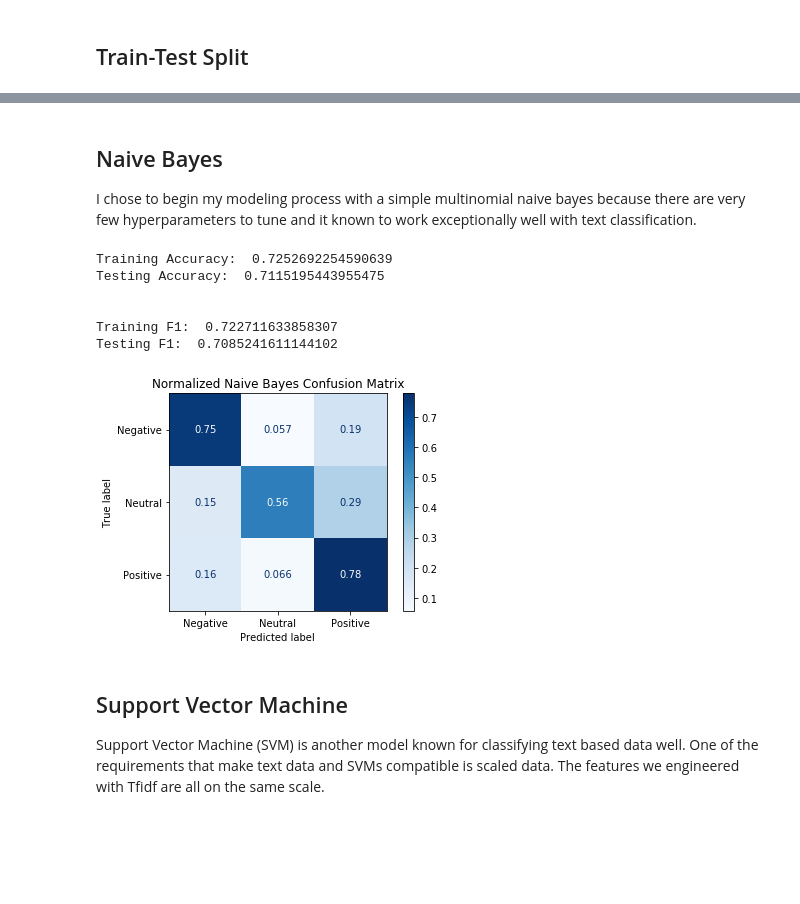
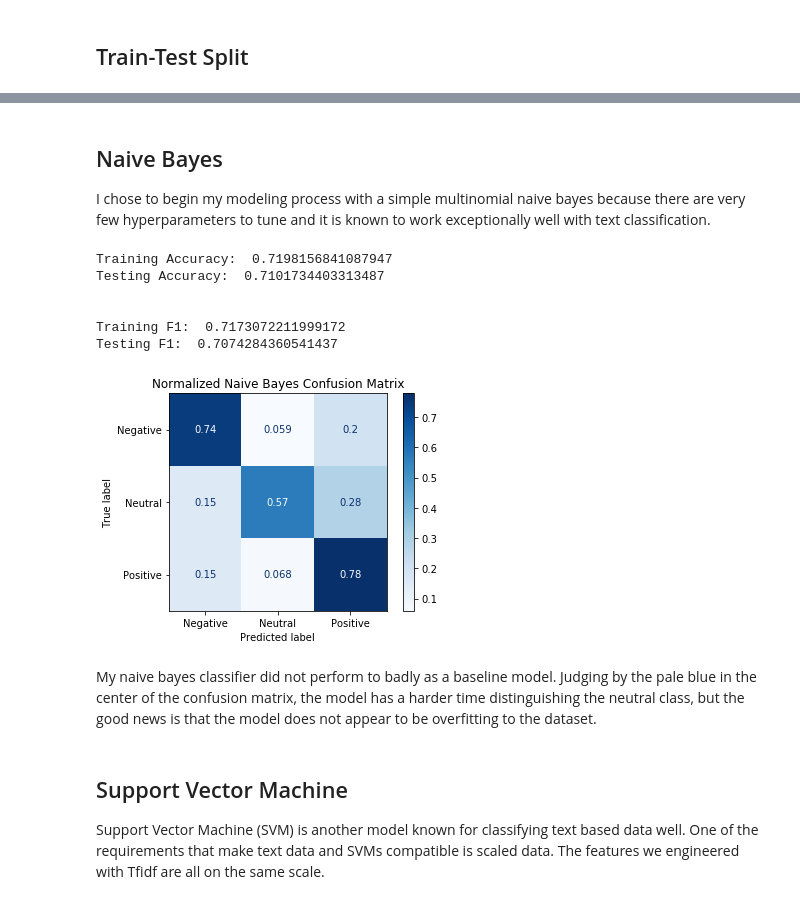
Before and after one commit to davidlebruce/covid_vaccine_tweets, a Jupyter notebook: 04_modeling.ipynb, the cells around one changed output, grey strips where cells are left out. Drawn from its saved outputs; the diff is of its cells as text; code cells hidden in the pictures; blank space fills up the shorter version.

```diff
--- a/04_modeling.ipynb
+++ b/04_modeling.ipynb
@@ -78,5 +48,5 @@ modeling_df.head()
 ## Train-Test Split
 # %%
 # set X features and y target
-X = modeling_df
+X = df['clean_tweets']
 y = df['vader_sentiment']
@@ -88,0 +58,9 @@ X_train, X_test, y_train, y_test = train_test_split(X, y, random_state=88)
+# %%
+# instantiate Tfidf vectorizer where token must appear in at least 30 documents
+tfidf = TfidfVectorizer(min_df=30)
+
+# .fit_transform training data
+X_train_tfidf = tfidf.fit_transform(X_train)
+
+# .fit testing data
+X_test_tfidf = tfidf.transform(X_test)
@@ -89,16 +84,16 @@ X_train, X_test, y_train, y_test = train_test_split(X, y, random_state=88)
 # %% [markdown]
 ## Naive Bayes
-I chose to begin my modeling process with a simple multinomial naive bayes because there are very few hyperparameters to tune and it known to work exceptionally well with text classification.
+I chose to begin my modeling process with a simple multinomial naive bayes because there are very few hyperparameters to tune and it is known to work exceptionally well with text classification.
 # %%
 # instantiate multinomial naive bayes object
 nb_clf = MultinomialNB()
 
 # train naive bayes
-nb_clf = nb_clf.fit(X_train, y_train)
+nb_clf = nb_clf.fit(X_train_tfidf, y_train)
 
 # predict on train and test
-y_train_preds = nb_clf.predict(X_train)
-y_test_preds = nb_clf.predict(X_test)
+y_train_preds = nb_clf.predict(X_train_tfidf)
+y_test_preds = nb_clf.predict(X_test_tfidf)
 # %%
 print('Training Accuracy: ', accuracy_score(y_train, y_train_preds))
 print('Testing Accuracy: ', accuracy_score(y_test, y_test_preds))
@@ -106,25 +101,27 @@ print('\n')
 print('Training F1: ', f1_score(y_train, y_train_preds, average='weighted'))
 print('Testing F1: ', f1_score(y_test, y_test_preds, average='weighted'))
 # %% [output]
-Training Accuracy:  0.7252692254590639
-Testing Accuracy:  0.7115195443955475
+Training Accuracy:  0.7198156841087947
+Testing Accuracy:  0.7101734403313487
 
 
-Training F1:  0.722711633858307
-Testing F1:  0.7085241611144102
+Training F1:  0.7173072211999172
+Testing F1:  0.7074284360541437
 # %%
 # classes to be used for labels on confusion matrix
 classes = ['Negative', 'Neutral', 'Positive']
 
 # normalized confusion matrix
-disp = plot_confusion_matrix(nb_clf, X_test, y_test,
+disp = plot_confusion_matrix(nb_clf, X_test_tfidf, y_test,
                                  display_labels=classes,
                                  cmap=plt.cm.Blues,
                                  normalize='true')
 disp.ax_.set_title('Normalized Naive Bayes Confusion Matrix')
 plt.savefig('images/nb_matrix.png');
 # %% [output]
-[figure, old version]
+[figure, new version]
+# %% [markdown]
+My naive bayes classifier did not perform to badly as a baseline model. Judging by the pale blue in the center of the confusion matrix, the model has a harder time distinguishing the neutral class, but the good news is that the model does not appear to be overfitting to the dataset.
 # %% [markdown]
 ## Support Vector Machine
 Support Vector Machine (SVM) is another model known for classifying text based data well. One of the requirements that make text data and SVMs compatible is scaled data. The features we engineered with Tfidf are all on the same scale.
```
Also changed, not shown: parts of 19 cells of this notebook, 3 other files.
